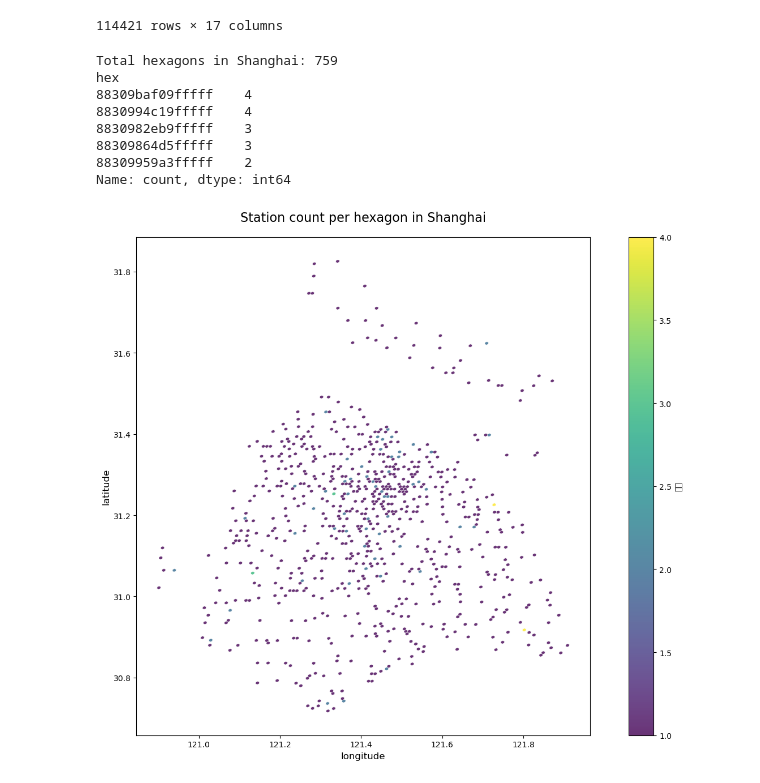
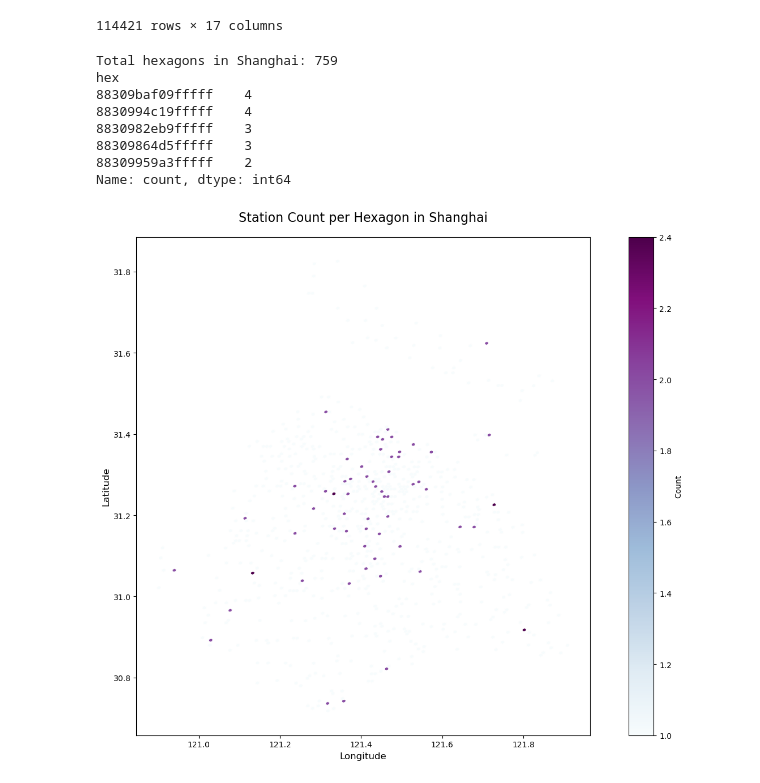
Before and after one commit to chen-yw/uchicago-GS-CS, a Jupyter notebook: 11-4/try_hexagon.ipynb, the cells around one changed output. Drawn from its saved outputs; the diff is of its cells as text; code cells hidden in the pictures.

```diff
--- a/11-4/try_hexagon.ipynb
+++ b/11-4/try_hexagon.ipynb
@@ -95,6 +95,7 @@ def plot_hexagons(hexagons, values=None, ax=None, edge_color='white',
     # Set colors if values provided
     if values is not None:
         p.set_array(np.array(values))
+        p.set_clim(vmin=min(values), vmax=max(values)*0.6)  # Adjust color limits
 
     ax.add_collection(p)
 
@@ -122,36 +123,37 @@ city_data['hex'] = city_data.apply(
     lambda row: h3.latlng_to_cell(row['wgs84_y'], row['wgs84_x'], resolution),
     axis=1
 )
 
 # Count stations per hexagon
 hex_counts = city_data['hex'].value_counts()
 
 print(f"Total hexagons in {city_name}: {len(hex_counts)}")
 print(hex_counts.head())
 
 # Visualize hexagons
 fig, ax = plt.subplots(figsize=(14, 10))
 plot_hexagons(
     hex_counts.index.tolist(),
     values=hex_counts.values,
     ax=ax,
     edge_color='white',
-    cmap='viridis',
-    colorbar=True
+    cmap='BuPu',
+    colorbar=True,
+    alpha=1
 )
 plt.title(f"Station Count per Hexagon in {city_name}", fontsize=16, pad=20)
 plt.tight_layout()
 plt.show()
 # %% [output]
 Total hexagons in Shanghai: 759
 hex
 88309baf09fffff    4
 8830994c19fffff    4
 8830982eb9fffff    3
 88309864d5fffff    3
 88309959a3fffff    2
 Name: count, dtype: int64
-[figure, old version]
+[figure, new version]
 # %%
 # Main code
 city_name = 'Shanghai'
```
Also changed, not shown: parts of 8 cells of this notebook, 4 other files.
